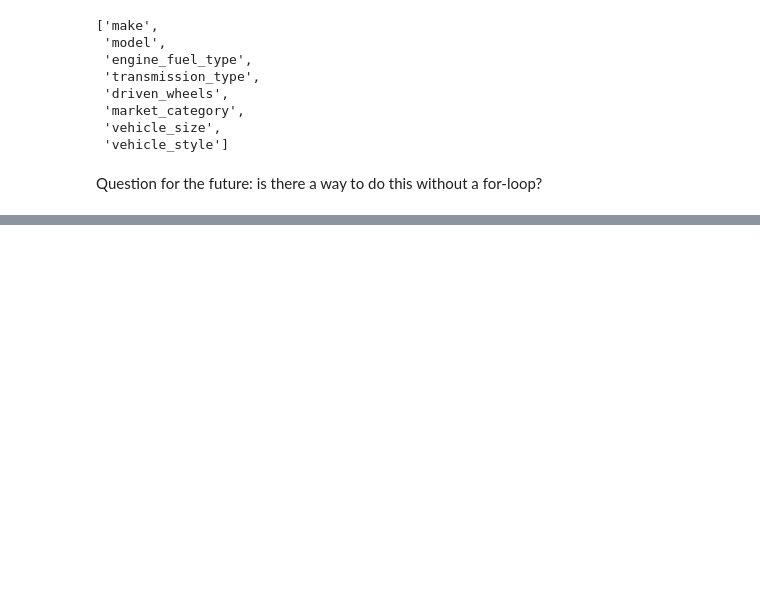
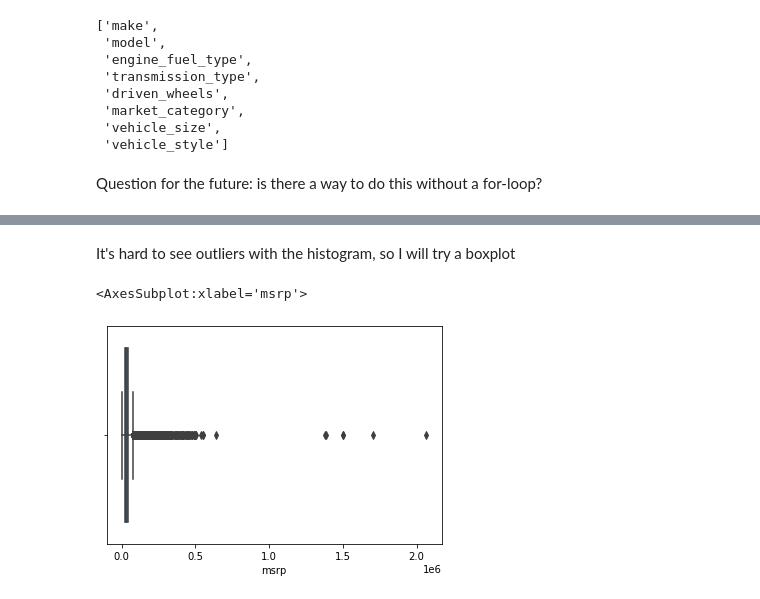
Before and after one commit to sofi-gt/mlzoomcamp, a Jupyter notebook: week_02/regression.ipynb, the cells around one changed output, grey strips where cells are left out. Drawn from its saved outputs; the diff is of its cells as text; code cells hidden in the pictures; blank space fills up the shorter version.

```diff
--- a/week_02/regression.ipynb
+++ b/week_02/regression.ipynb
@@ -90,0 +142,7 @@ df.head()
+# %% [markdown]
+It's hard to see outliers with the histogram, so I will try a boxplot
+# %%
+sns.boxplot(x = df.msrp)
+# %% [output]
+<AxesSubplot:xlabel='msrp'>
+[figure, added]
```
Also changed, not shown: parts of 53 cells of this notebook.
